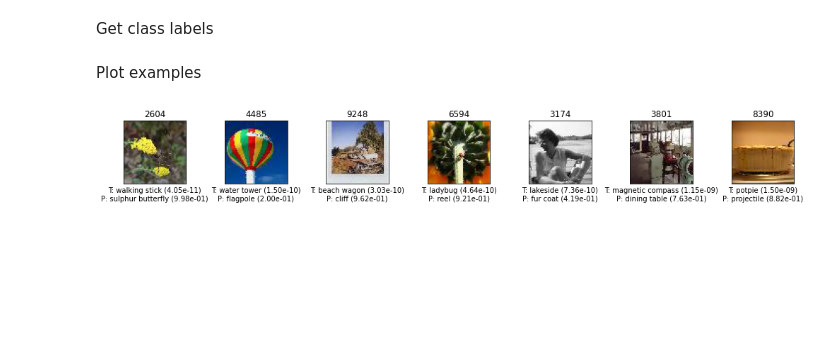
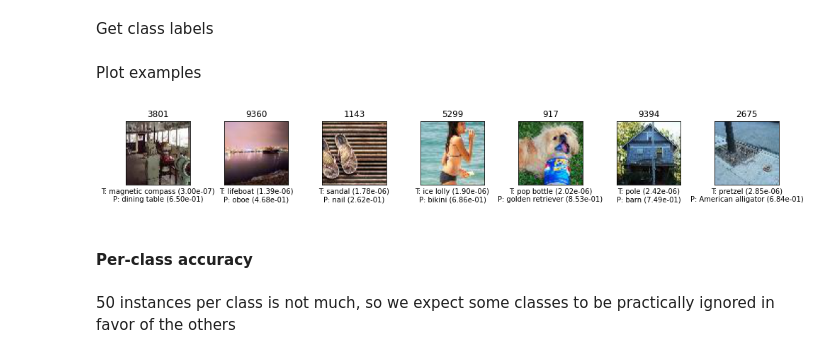
Before and after one commit to papkov/tinyimagenet, a Jupyter notebook: notebooks/resnet18_v1_vs_v2.ipynb, the cells around one changed output. Cells and saved outputs as stored; diff of their text form; code cells hidden in the pictures; blank space fills up the shorter version.

```diff
--- a/notebooks/resnet18_v1_vs_v2.ipynb
+++ b/notebooks/resnet18_v1_vs_v2.ipynb
@@ -47,5 +47,5 @@ import dataset
 # %% [markdown]
 Test both models
 # %%
-test_loss_v1, test_acc_v1, test_outputs_v1 = evaluate.evaluate_model('results/torchvision.resnet18/2020-06-16_09-56-09/')
+test_loss_v1, test_acc_v1, test_outputs_v1 = evaluate.evaluate_model('results/torchvision.resnet18/2020-06-17_14-14-17')
 # %% [output]
@@ -69,3 +69,3 @@ data:
 # %%
-test_loss_v2, test_acc_v2, test_outputs_v2 = evaluate.evaluate_model('results/models.resnet18/2020-06-16_13-42-13/')
+test_loss_v2, test_acc_v2, test_outputs_v2 = evaluate.evaluate_model('results/models.resnet18/2020-06-17_15-50-31/')
 # %% [output]
@@ -179,7 +179,7 @@ plt.show()
 # %% [markdown]
 We can take a look at the examples where the network got drastically wrong. For that, we extract the examples with the lowest scores for the correct class.
 # %%
-test_pred_v1 = softmax(test_outputs_v1, 1)
-sorted_by_correct_score = np.argsort(test_pred_v1[np.arange(len(test_pred_v1)), val_dataset._df.label.tolist()])
+test_pred_v2 = softmax(test_outputs_v2, 1)
+sorted_by_correct_score = np.argsort(test_pred_v2[np.arange(len(test_pred_v2)), val_dataset._df.label.tolist()])
 sorted_by_correct_score[:5]
 # %% [output]
@@ -216,6 +216,10 @@ def show_examples(dataset, ids, predictions, s=2):
         ax.set_xlabel(label)
     clean_show(axes)
 # %%
-show_examples(val_dataset, sorted_by_correct_score[:7], test_pred_v1)
+show_examples(val_dataset, sorted_by_correct_score[:7], test_pred_v2)
 # %% [output]
-[figure, old version]
+[figure, new version]
+# %% [markdown]
+#### Per-class accuracy
+# %% [markdown]
+50 instances per class is not much, so we expect some classes to be practically ignored in favor of the others
```
Also changed, not shown: parts of 21 cells of this notebook, 7 other files.
